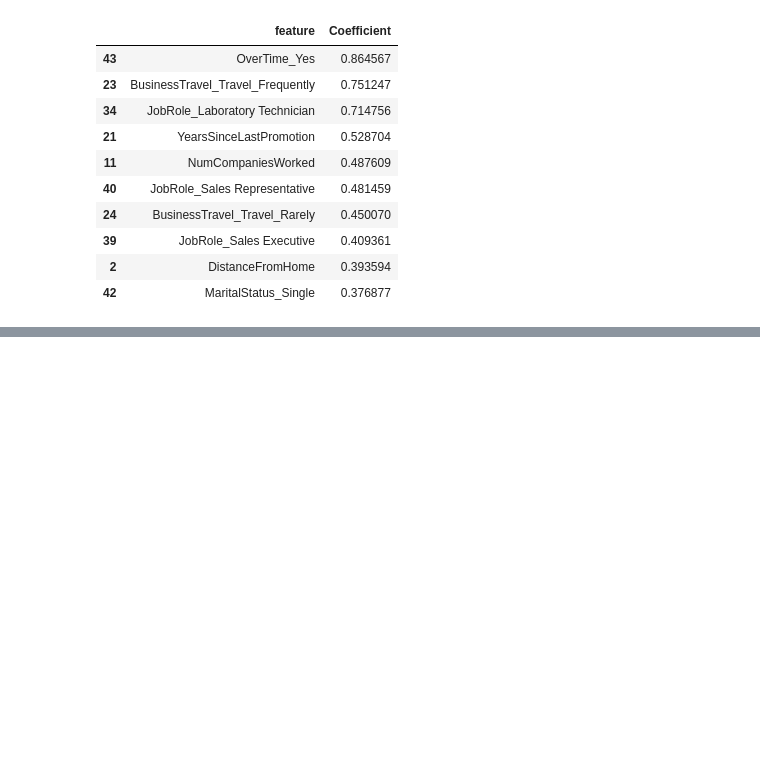
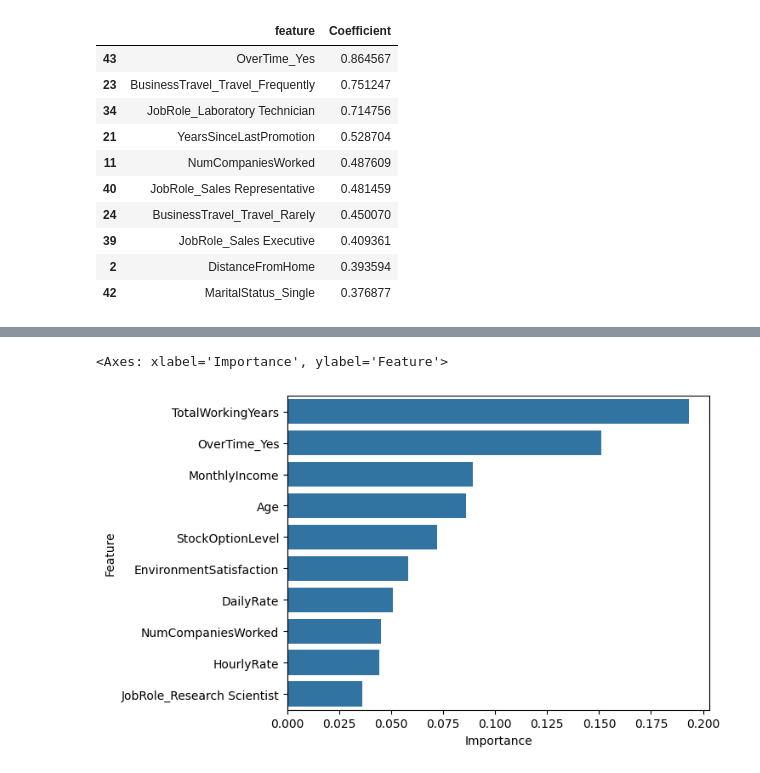
Before and after one commit to usaidahmed01/Machine-Learning, a Jupyter notebook: MLModelsRev.ipynb, the cells around one changed output, grey strips where cells are left out. Drawn from its saved outputs; the diff is of its cells as text; code cells hidden in the pictures; blank space fills up the shorter version.

```diff
--- a/MLModelsRev.ipynb
+++ b/MLModelsRev.ipynb
@@ -214,0 +227,3 @@ coeff_df.head(10)
+# %%
+cat_cols = df.select_dtypes(include = 'object').columns
+df = pd.get_dummies(df , columns = cat_cols , drop_first = True)
@@ -214,0 +263,15 @@ coeff_df.head(10)
+# %%
+# Feature Importance of Decision Tree
+
+# importance = pd.Series(modelDT_Entropy.feature_importances_ , index = X.columns).sort_values(ascending = False)
+# importance
+
+# OR
+
+importance = pd.DataFrame({
+    'Feature': X.columns,
+    'Importance': modelDT_Entropy.feature_importances_ }).sort_values(by = 'Importance' , ascending = False)
+sns.barplot(x = 'Importance' , y = 'Feature' , data = importance.head(10))
+# %% [output]
+<Axes: xlabel='Importance', ylabel='Feature'>
+[figure, added]
```
Also changed, not shown: parts of 13 cells of this notebook.
